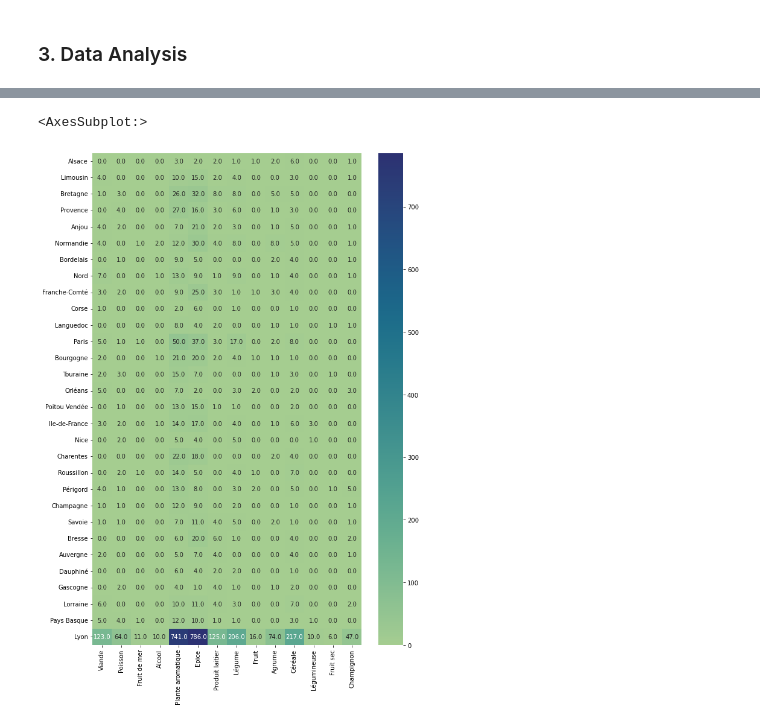
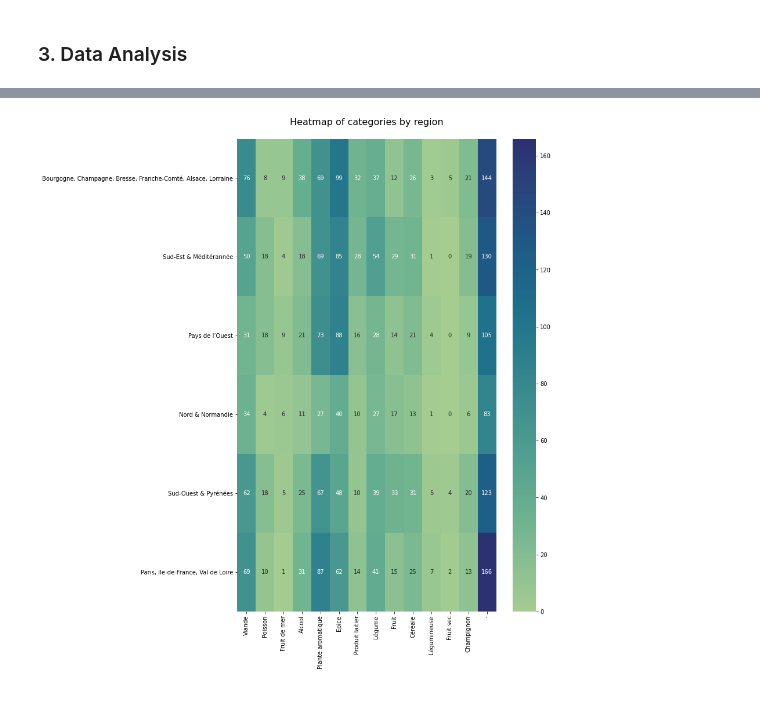
Before and after one commit to Ghalicb/historical-cookbook-digitalisation, a Jupyter notebook: src/recipes_analysis.ipynb, the cells around one changed output, grey strips where cells are left out. Drawn from its saved outputs; the diff is of its cells as text; code cells hidden in the pictures.

Commit message:
Clean data analysis

```diff
--- a/src/recipes_analysis.ipynb
+++ b/src/recipes_analysis.ipynb
@@ -218,0 +81,4 @@ heatmap_df
+# %%
+# Categories used for the analysis
+ingredients_categories = list(Categories.keys())
+ingredients_categories.append('-')
@@ -218,0 +157,12 @@ heatmap_df
+# %%
+# Create a frequency matrix (Region x Category)
+heatmap_regions_df = pd.DataFrame(0, columns=list(ingredients_categories), index=recipes_df.region.unique())
+
+# Go through each recipe
+for index, recipe in recipes_df.iterrows():
+  # Get the subregion of the recipe
+  region = heatmap_regions_df.loc[recipe.region]
+
+  # Increase the count of each category present in the recipe for its associated region
+  for c in recipe.ingredients_category:
+    region[c] += 1
@@ -219,7 +179,7 @@ heatmap_df
 # %%
 plt.figure(figsize=(10, 15))
-# plt.title('Heatmap of categories by region')
-sns.heatmap(heatmap_df, cmap="crest", annot=True, fmt=".1f")
+plt.title('Heatmap of categories by region\n', fontsize=16)
+sns.heatmap(heatmap_regions_df, cmap="crest", annot=True, fmt="d")
+plt.show()
 # %% [output]
-<AxesSubplot:>
-[figure, old version]
+[figure, new version]
```
Also changed, not shown: parts of 27 cells of this notebook, 1 other file.
